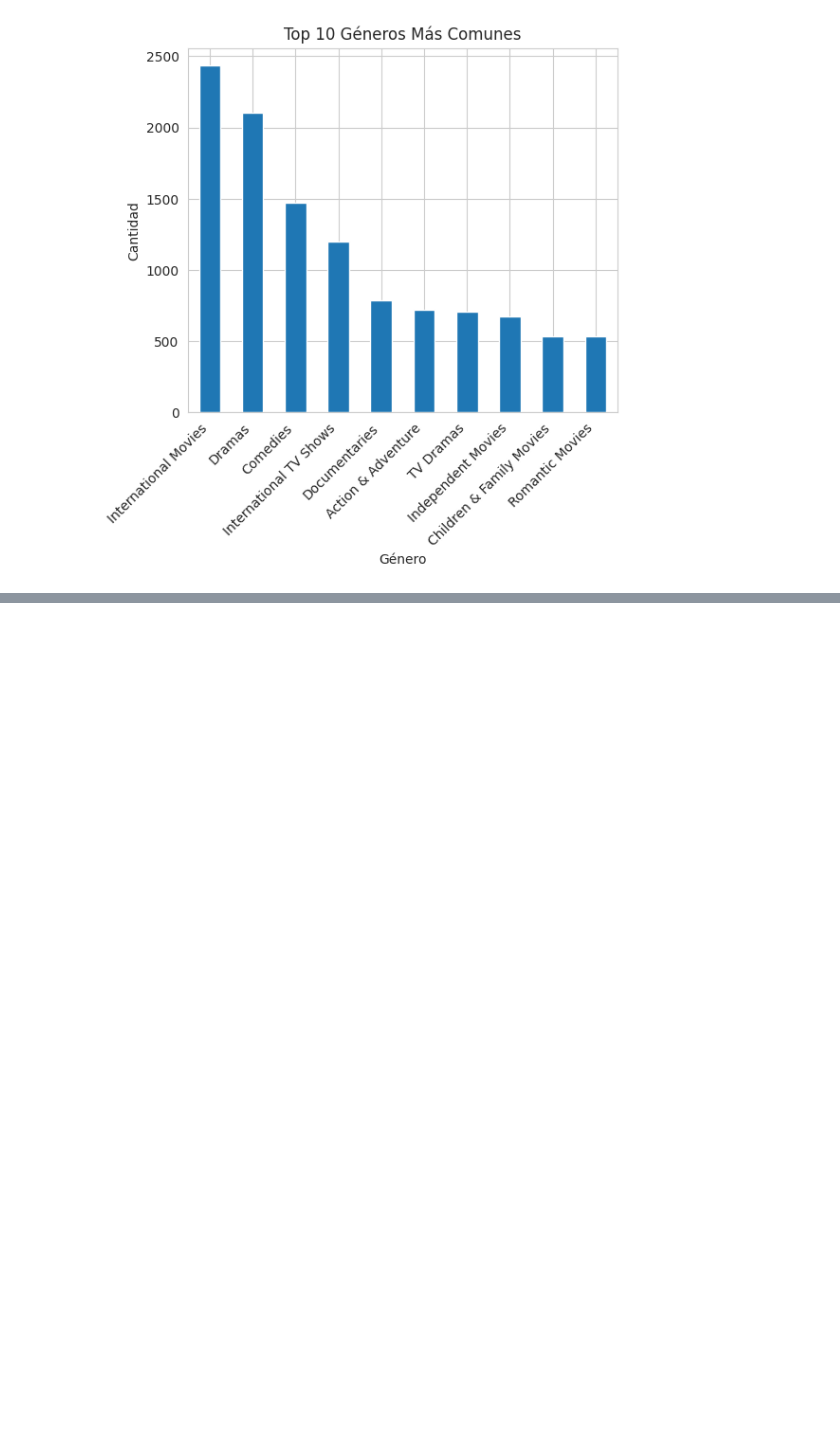
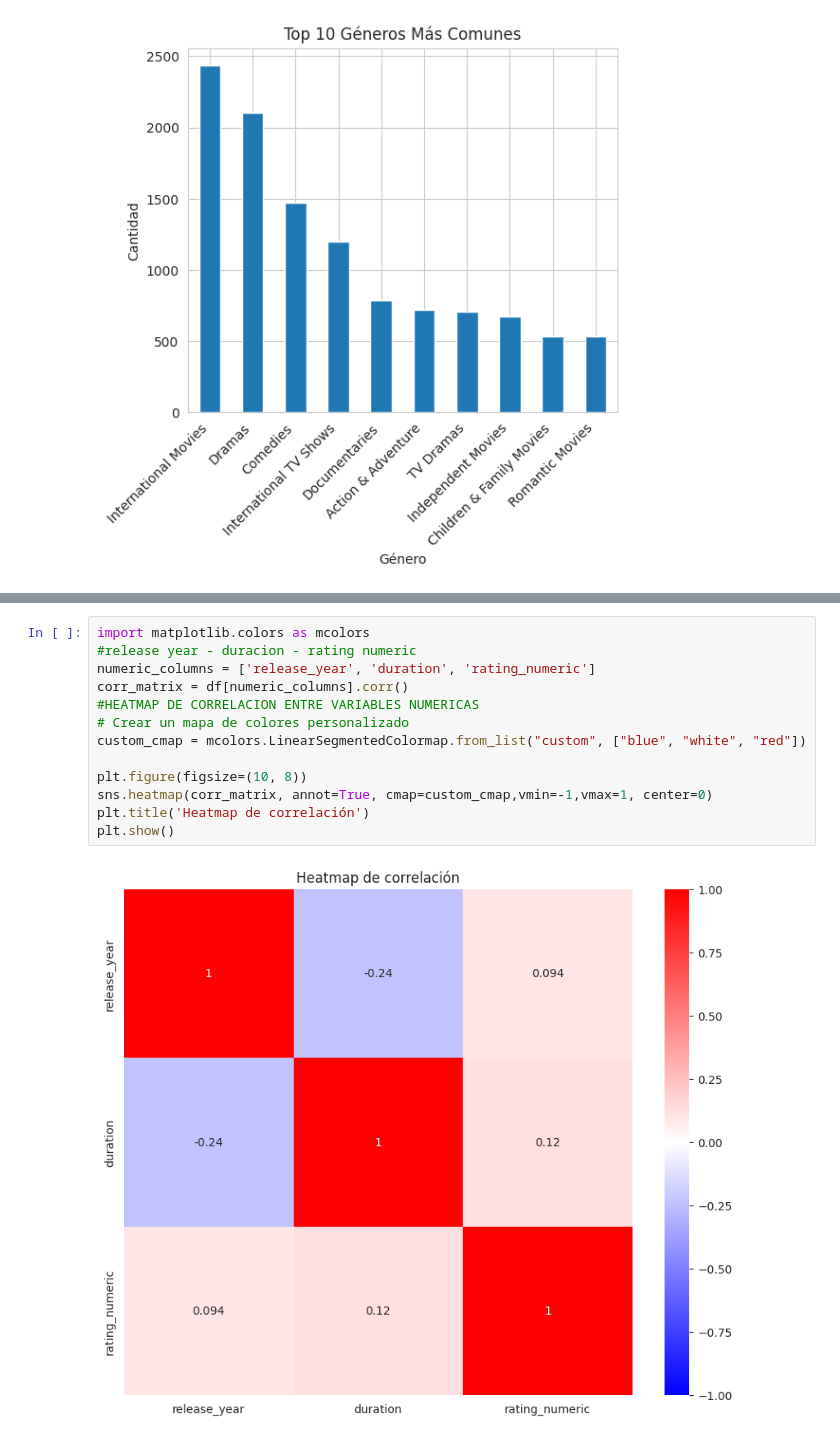
Before and after one commit to GaelGarciaSanchez/Optativa-Profesional, a Jupyter notebook: BDNetflix.ipynb, the cells around one changed output, grey strips where cells are left out. Drawn from its saved outputs; the diff is of its cells as text; blank space fills up the shorter version.

```diff
--- a/BDNetflix.ipynb
+++ b/BDNetflix.ipynb
@@ -363,0 +406,15 @@ plt.show()
+# %%
+import matplotlib.colors as mcolors
+#release year - duracion - rating numeric
+numeric_columns = ['release_year', 'duration', 'rating_numeric']
+corr_matrix = df[numeric_columns].corr()
+#HEATMAP DE CORRELACION ENTRE VARIABLES NUMERICAS
+# Crear un mapa de colores personalizado
+custom_cmap = mcolors.LinearSegmentedColormap.from_list("custom", ["blue", "white", "red"])
+
+plt.figure(figsize=(10, 8))
+sns.heatmap(corr_matrix, annot=True, cmap=custom_cmap,vmin=-1,vmax=1, center=0)
+plt.title('Heatmap de correlación')
+plt.show()
+# %% [output]
+[figure, added]
```
Also changed, not shown: parts of 21 cells of this notebook.
